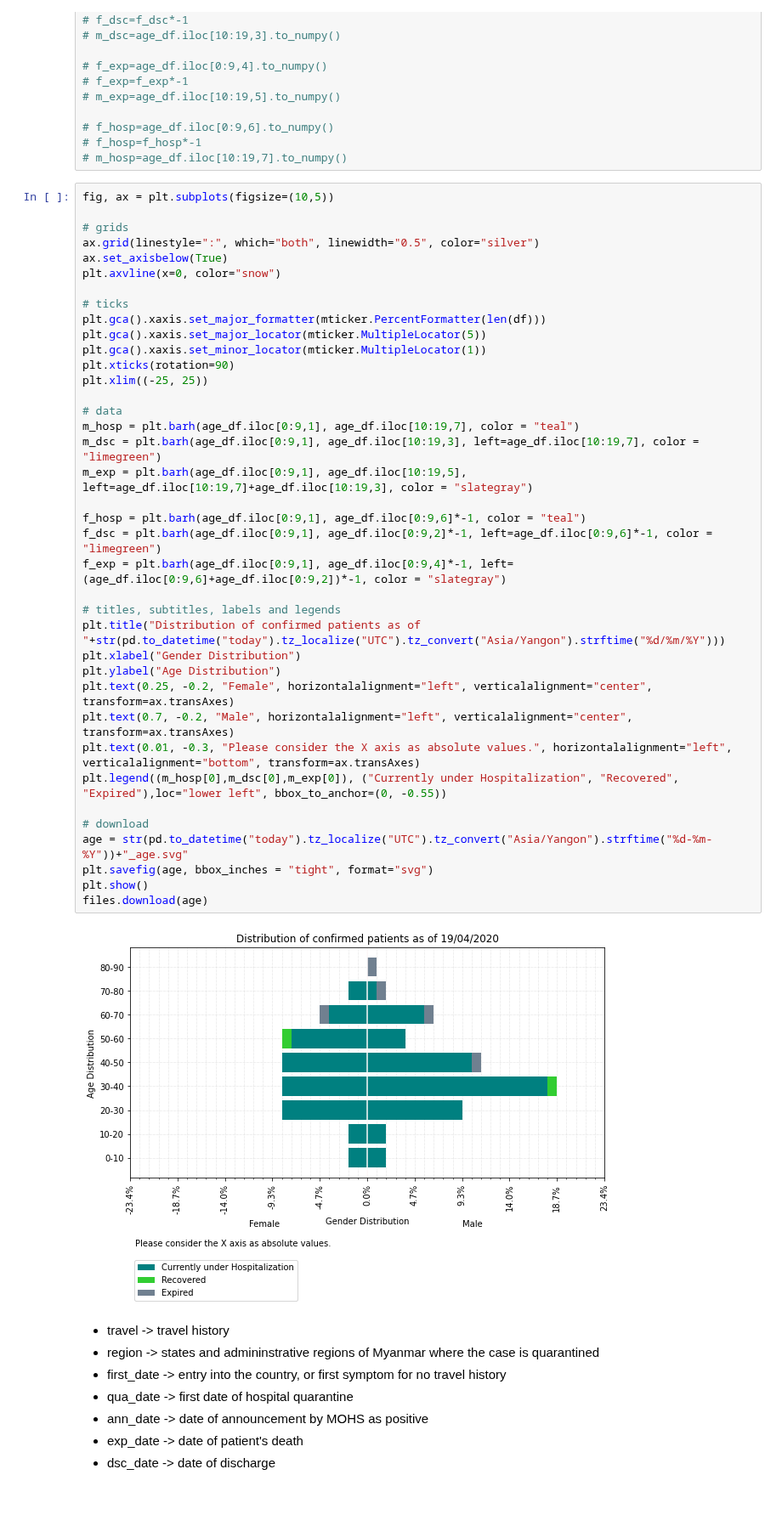
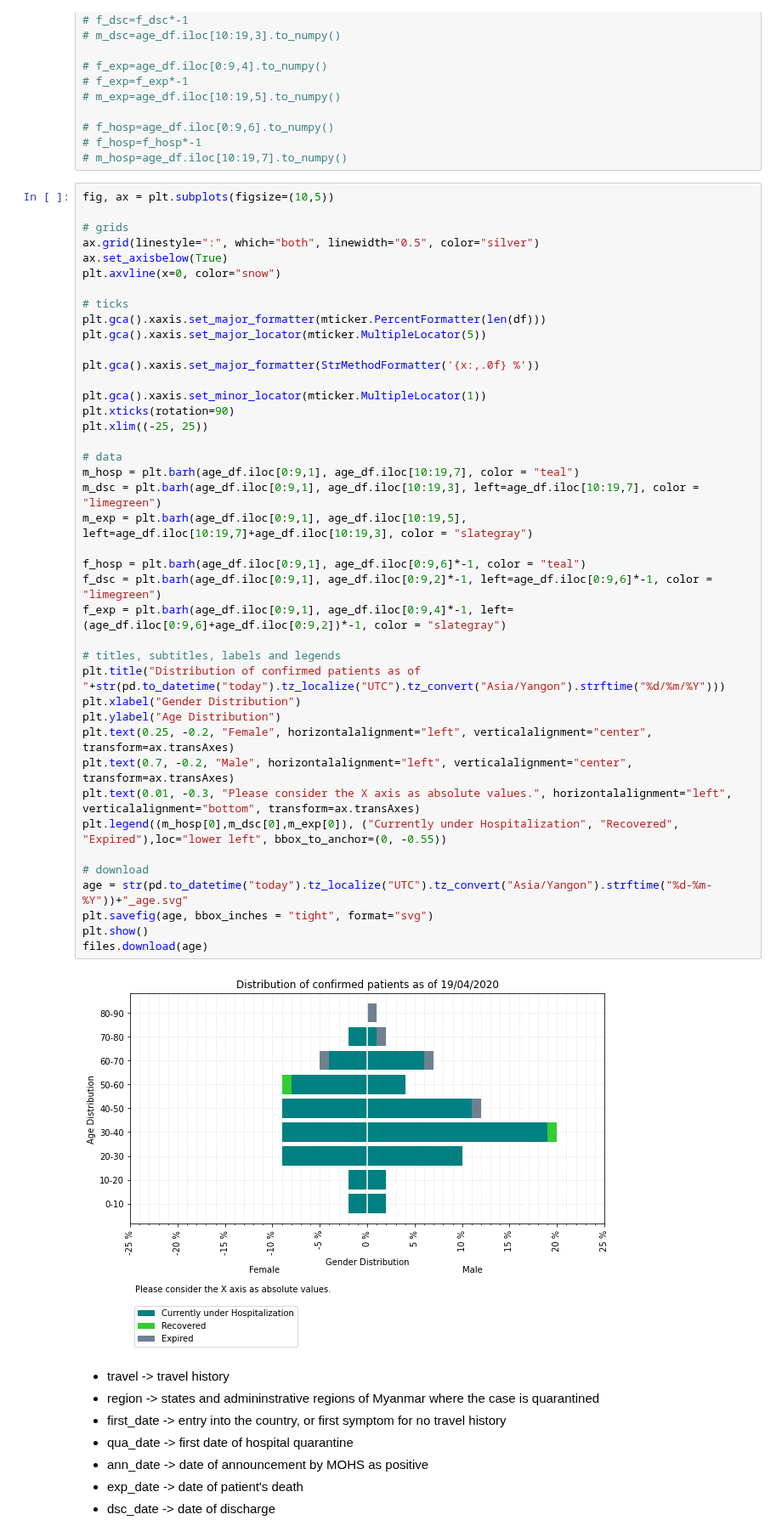
Before and after one commit to finerbrighterlighter/myanmar_covid19, a Jupyter notebook: exponential_growth.ipynb, the cells around one changed output. Shown at 85% size. Cells and saved outputs as stored; diff of their text form; blank space fills up the shorter version.

```diff
--- a/exponential_growth.ipynb
+++ b/exponential_growth.ipynb
@@ -573,35 +578,38 @@ plt.axvline(x=0, color="snow")
 # ticks
 plt.gca().xaxis.set_major_formatter(mticker.PercentFormatter(len(df)))
 plt.gca().xaxis.set_major_locator(mticker.MultipleLocator(5))
+
+plt.gca().xaxis.set_major_formatter(StrMethodFormatter('{x:,.0f} %'))
+
 plt.gca().xaxis.set_minor_locator(mticker.MultipleLocator(1))
 plt.xticks(rotation=90)
 plt.xlim((-25, 25))
 
 # data
 m_hosp = plt.barh(age_df.iloc[0:9,1], age_df.iloc[10:19,7], color = "teal")
 m_dsc = plt.barh(age_df.iloc[0:9,1], age_df.iloc[10:19,3], left=age_df.iloc[10:19,7], color = "limegreen")
 m_exp = plt.barh(age_df.iloc[0:9,1], age_df.iloc[10:19,5], left=age_df.iloc[10:19,7]+age_df.iloc[10:19,3], color = "slategray")
 
 f_hosp = plt.barh(age_df.iloc[0:9,1], age_df.iloc[0:9,6]*-1, color = "teal")
 f_dsc = plt.barh(age_df.iloc[0:9,1], age_df.iloc[0:9,2]*-1, left=age_df.iloc[0:9,6]*-1, color = "limegreen")
 f_exp = plt.barh(age_df.iloc[0:9,1], age_df.iloc[0:9,4]*-1, left=(age_df.iloc[0:9,6]+age_df.iloc[0:9,2])*-1, color = "slategray")
 
 # titles, subtitles, labels and legends
 plt.title("Distribution of confirmed patients as of "+str(pd.to_datetime("today").tz_localize("UTC").tz_convert("Asia/Yangon").strftime("%d/%m/%Y")))
 plt.xlabel("Gender Distribution")
 plt.ylabel("Age Distribution")
 plt.text(0.25, -0.2, "Female", horizontalalignment="left", verticalalignment="center", transform=ax.transAxes)
 plt.text(0.7, -0.2, "Male", horizontalalignment="left", verticalalignment="center", transform=ax.transAxes)
 plt.text(0.01, -0.3, "Please consider the X axis as absolute values.", horizontalalignment="left", verticalalignment="bottom", transform=ax.transAxes)
 plt.legend((m_hosp[0],m_dsc[0],m_exp[0]), ("Currently under Hospitalization", "Recovered", "Expired"),loc="lower left", bbox_to_anchor=(0, -0.55))
 
 # download
 age = str(pd.to_datetime("today").tz_localize("UTC").tz_convert("Asia/Yangon").strftime("%d-%m-%Y"))+"_age.svg"
 plt.savefig(age, bbox_inches = "tight", format="svg")
 plt.show()
 files.download(age)
 # %% [output]
-[figure, old version]
+[figure, new version]
 # %% [markdown]
 - travel -> travel history
 - region -> states and admininstrative regions of Myanmar where the case is quarantined
```
Also changed, not shown: parts of 20 cells of this notebook.
